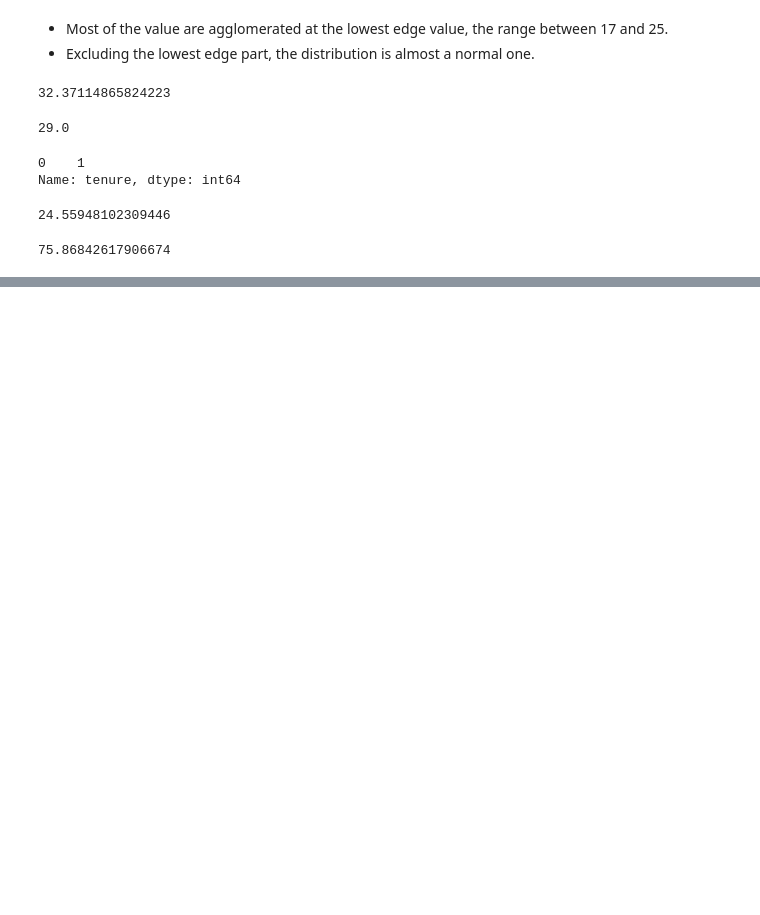
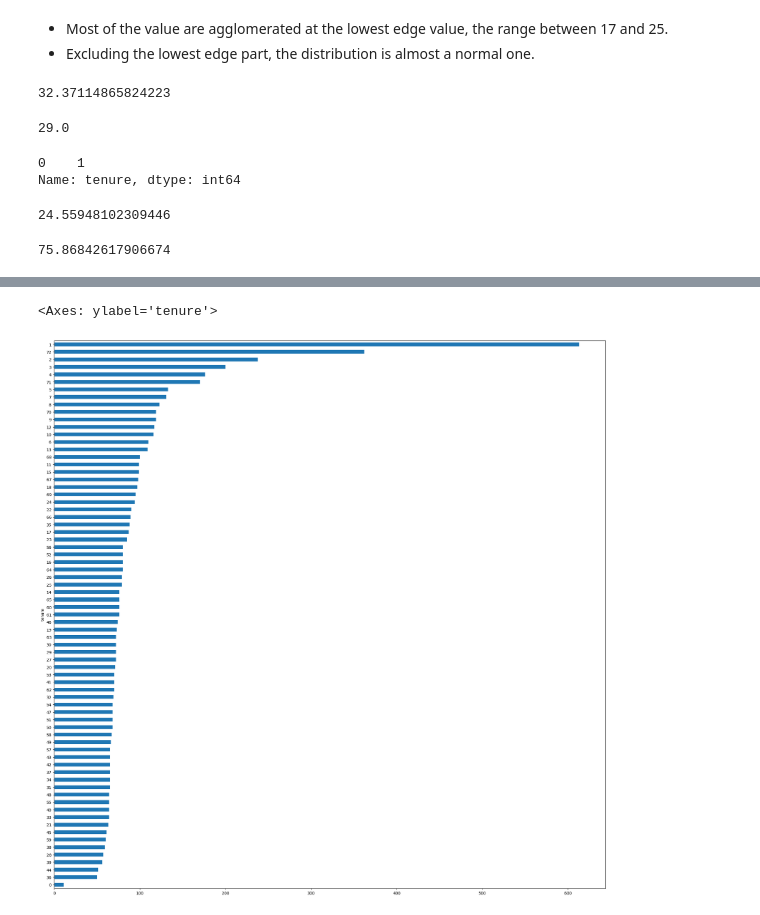
Before and after one commit to gjovs/rockeatseat_ia_track, a Jupyter notebook: eda/eda_churn.ipynb, the cells around one changed output, grey strips where cells are left out. Cells and saved outputs as stored; diff of their text form; code cells hidden in the pictures; blank space fills up the shorter version.

Commit message:
chore: add filter, aggregating and plot of univariable statistic analyses

```diff
--- a/eda/eda_churn.ipynb
+++ b/eda/eda_churn.ipynb
@@ -682,0 +735,6 @@ print(cv)
+# %%
+#  Aggregate - Show the quantity of clients by tenure with summarizing  - Ranking - Plot
+df_churn.groupby(['tenure'])['tenure'].count().sort_values().plot.barh(figsize=(25,25))
+# %% [output]
+<Axes: ylabel='tenure'>
+[figure, added]
```
Also changed, not shown: parts of 7 cells of this notebook.
